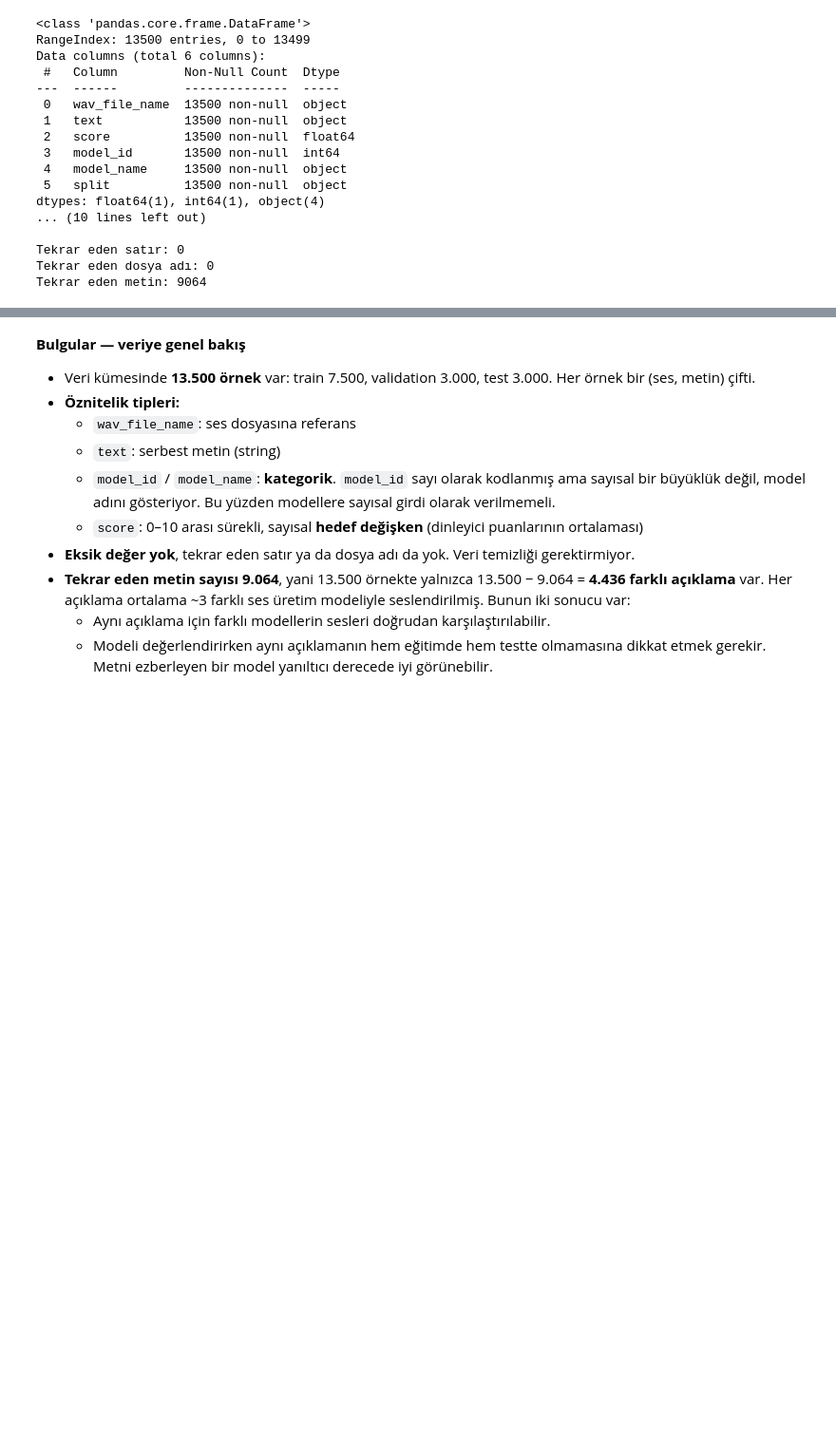
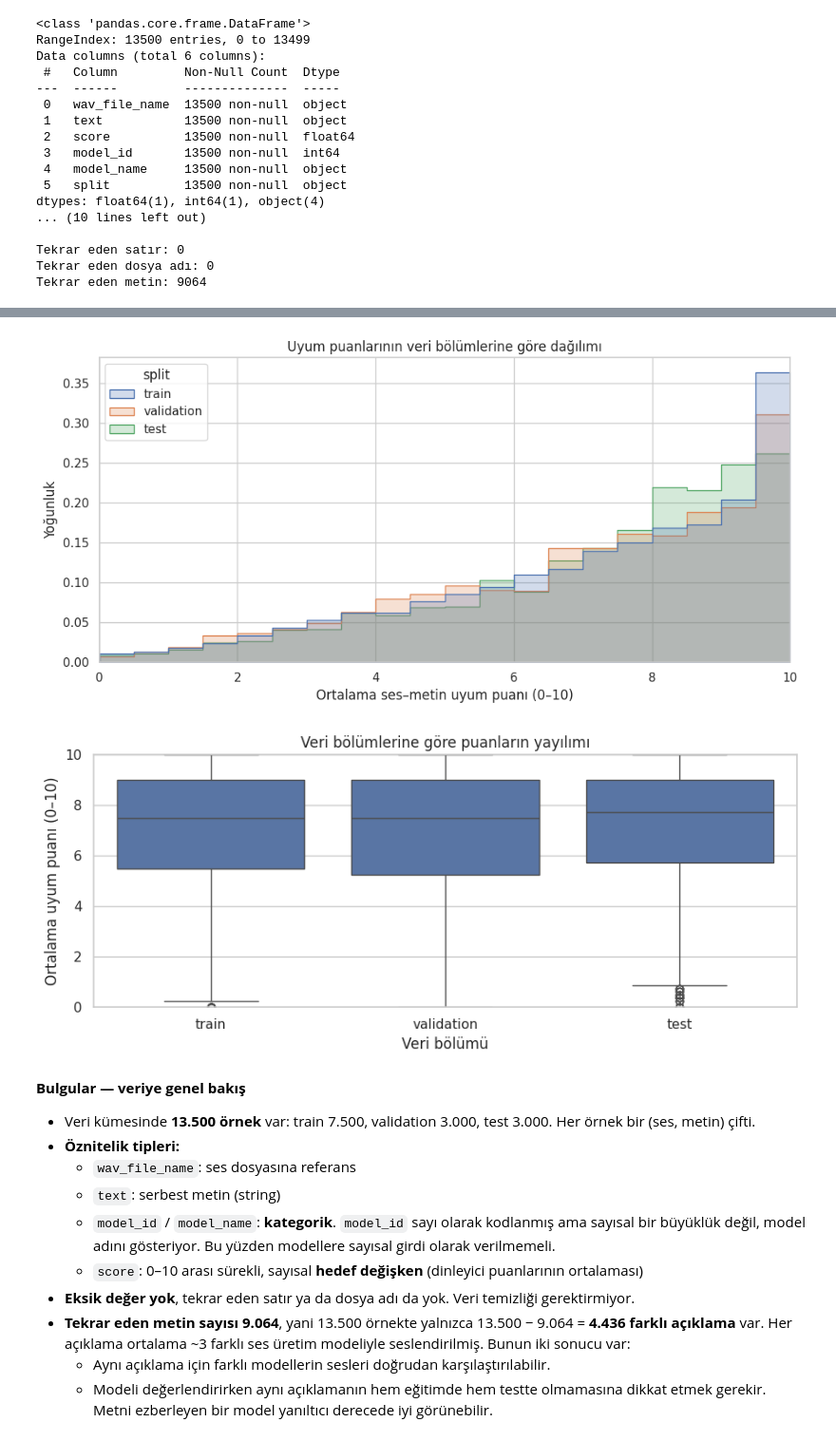
Before and after one commit to bm5201-2026/26832901020_26832901023_BM5201, a Jupyter notebook: assignment1_eda_baseline.ipynb, the cells around one changed output, grey strips where cells are left out. Shown at 95% size. Drawn from its saved outputs; the diff is of its cells as text; code cells hidden in the pictures; blank space fills up the shorter version.

Commit message:
Ortalama puan hesaplama ve grafikle gösterimi eklendi

```diff
--- a/assignment1_eda_baseline.ipynb
+++ b/assignment1_eda_baseline.ipynb
@@ -132,3 +152,22 @@ Tekrar eden metin: 9064
+# %%
+fig, ax = plt.subplots(figsize=(10, 5))
+sns.histplot(data=df, x=SCORE_COL, hue="split", hue_order=list(SPLITS),
+             bins=20, stat="density", common_norm=False,
+             element="step", alpha=0.25, ax=ax)
+ax.set(xlim=(0, 10), xlabel="Ortalama ses–metin uyum puanı (0–10)",
+       ylabel="Yoğunluk", title="Uyum puanlarının veri bölümlerine göre dağılımı")
+plt.tight_layout()
+plt.show()
+
+fig, ax = plt.subplots(figsize=(9, 4))
+sns.boxplot(data=df, x="split", y=SCORE_COL, order=list(SPLITS), ax=ax)
+ax.set(xlabel="Veri bölümü", ylabel="Ortalama uyum puanı (0–10)",
+       title="Veri bölümlerine göre puanların yayılımı", ylim=(0, 10))
+plt.tight_layout()
+plt.show()
+# %% [output]
+[figure, added]
+[figure, added]
 # %% [markdown]
 **Bulgular — veriye genel bakış**
 
```
Also changed, not shown: parts of 2 cells of this notebook.
